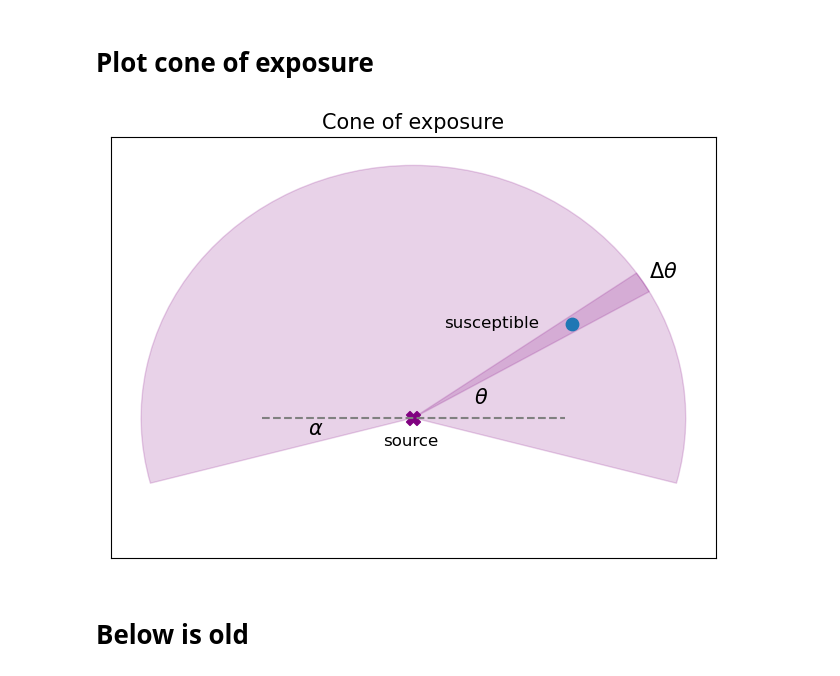
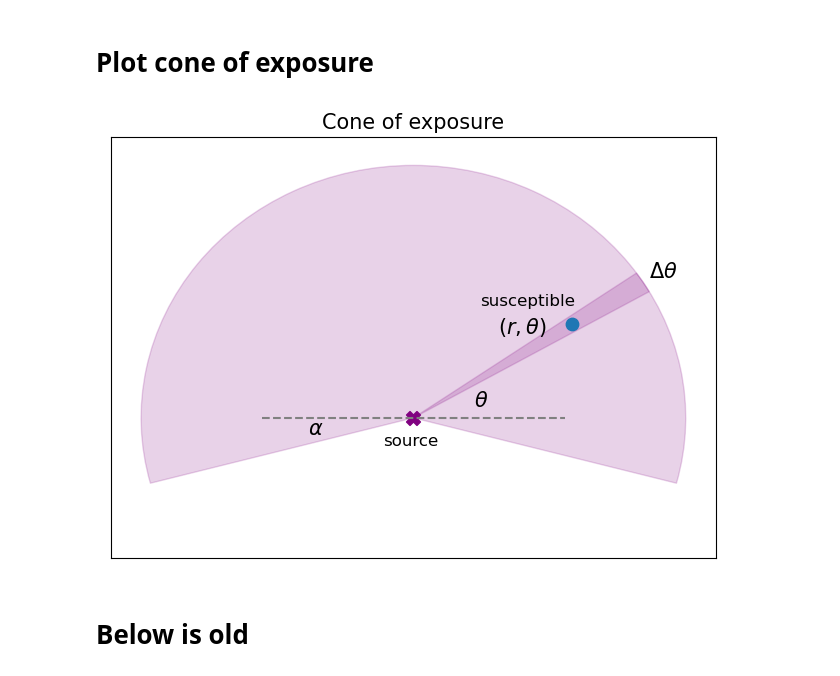
Before and after one commit to brianliu12437/ClassroomSimPackage, a Jupyter notebook: notebooks/Fall 2021 Classroom Simulators- Plot for IJAA.ipynb, the cells around one changed output. Saved outputs shown, nothing was run; the diff lists cells and outputs as text; code cells hidden in the pictures.

```diff
--- a/notebooks/Fall 2021 Classroom Simulators- Plot for IJAA.ipynb
+++ b/notebooks/Fall 2021 Classroom Simulators- Plot for IJAA.ipynb
@@ -446,36 +446,37 @@ wedge2 = mpatches.Wedge((0,0), 0.9, 30, 35, ec="none")
 # arc = mpatches.Arc((0,0), 0.1, 0.1, 0, theta2 = 30)
 
 patches.append(wedge)
 patches.append(wedge2)
 # patches.append(arc)
 
 colors = np.linspace(0, 1, len(patches))
 collection = PatchCollection(patches, color = 'purple', alpha=0.175)
 # collection.set_array(np.array(colors))
 ax.add_collection(collection)
 
 ax.set_xlim([-1,1])
 ax.set_ylim([-0.5,1])
 
 ax.scatter(0,0, color = 'purple', label = 'Source Case', marker = "X", s = 100)
 ax.scatter(0.525, 0.335, s=80)
 
 ax.hlines(y = 0, xmin = -0.5, xmax = 0.5, color = 'grey', linestyle = '--')
 ax.annotate(r'$\alpha$', xy = (-0.35, -0.06), fontsize = 15)
 # ax.annotate(r'$\alpha$', xy = (0.3, -0.05))
 ax.annotate('source', xy = (-0.1, -0.1), fontsize = 12)
-ax.annotate('susceptible', xy = (0.1, 0.32), fontsize = 12)
+ax.annotate('susceptible', xy = (0.22, 0.4), fontsize = 12)
+ax.annotate(r'$(r,\theta)$', xy = (0.28, 0.3), fontsize =15)
 ax.annotate(r'$\Delta\theta$', xy = (0.78, 0.5), fontsize = 15)
-ax.annotate(r'$\theta$', xy = (0.2, 0.05), fontsize = 15)
+ax.annotate(r'$\theta$', xy = (0.2, 0.04), fontsize = 15)
 ax.set_xticks([])
 ax.set_yticks([])
 
 ax.set_title('Cone of exposure', fontsize = 15)
 
 plt.tight_layout()
 plt.savefig('cone_of_exposure.pdf')
 # %% [output]
-[figure, old version]
+[figure, new version]
 # %% [markdown]
 # Below is old
 # %%
```
Also changed, not shown: 2 other files.
